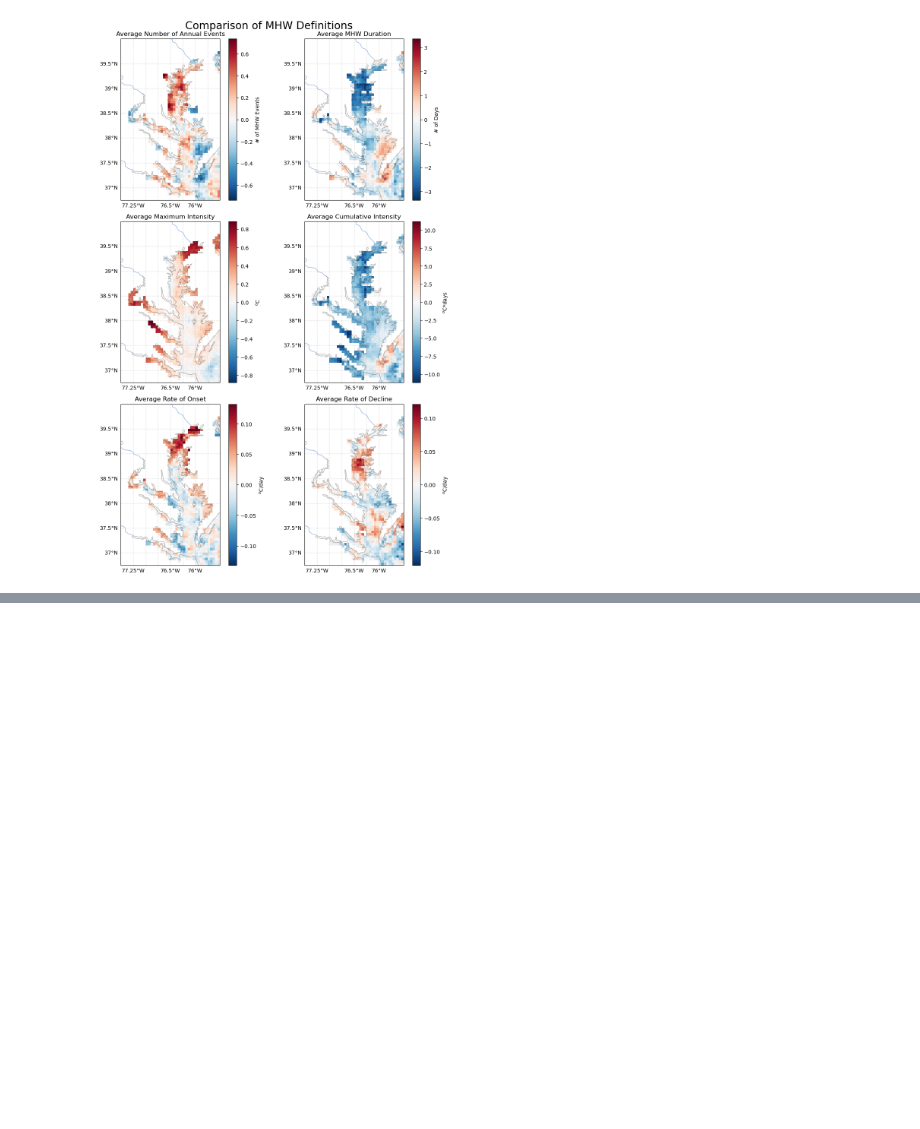
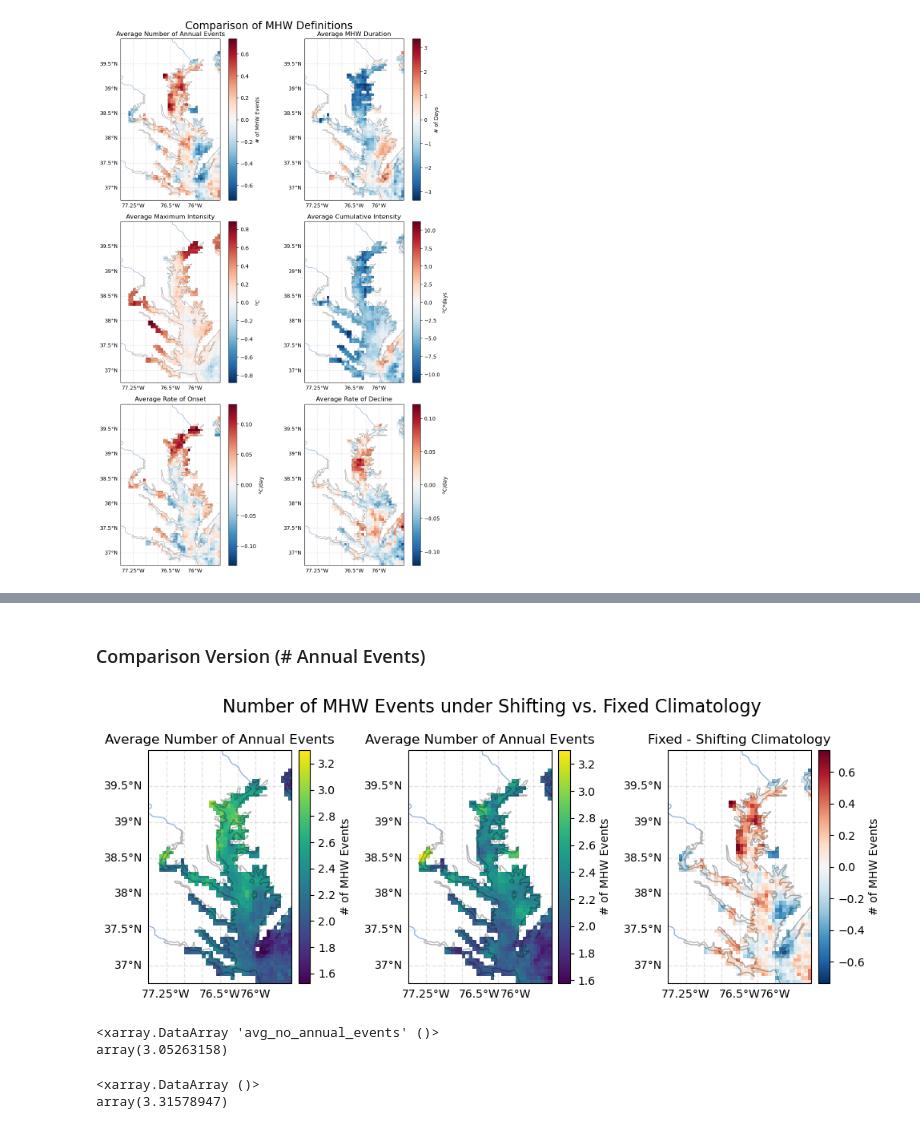
Before and after one commit to rwegener2/chesapeake_mhw, a Jupyter notebook: notebooks/02_figures_and_analysis/marine_heatwaves/characteristics_detrended.ipynb, the cells around one changed output, grey strips where cells are left out. Drawn from its saved outputs; the diff is of its cells as text; code cells hidden in the pictures; blank space fills up the shorter version.

```diff
--- a/notebooks/02_figures_and_analysis/marine_heatwaves/characteristics_detrended.ipynb
+++ b/notebooks/02_figures_and_analysis/marine_heatwaves/characteristics_detrended.ipynb
@@ -582,0 +579,4 @@ if SAVE_FIGS:
+# %% [markdown]
+### Comparison Version (# Annual Events)
+# %%
+avg_annual_events_da = avg_annual_events_da.where(avg_annual_events_da != 0)
@@ -582,0 +585,54 @@ if SAVE_FIGS:
+# %%
+fig, axes = plt.subplots(1, 3, subplot_kw={'projection': ccrs.PlateCarree()})
+
+fig.set_size_inches(10, 4)
+fig.suptitle('Number of MHW Events under Shifting vs. Fixed Climatology', size=16)
+
+# Add background features
+for ax in axes.flatten():
+    ax.add_feature(cfeature.COASTLINE, alpha=0.3)
+    ax.add_feature(cfeature.BORDERS, linestyle=':')
+    ax.add_feature(cfeature.RIVERS)
+
+    # Add and format gridlines. Remove top and right labels
+    gl = ax.gridlines(crs=ccrs.PlateCarree(), draw_labels=True,
+                      linewidth=1, color='gray', alpha=0.2, linestyle='--')
+    gl.top_labels, gl.right_labels = False, False
+
+
+cbar_unit = '# of MHW Events'
+im0 = annual_events.plot(ax=axes[0], add_colorbar=False, vmax=3.3)
+axes[0].set_title('Average Number of Annual Events')
+plt.colorbar(im0, fraction=0.07, pad=0.04, label=cbar_unit)
+
+im1 = avg_annual_events_da.plot(ax=axes[1], add_colorbar=False, vmax=3.3)
+axes[1].set_title('Average Number of Annual Events')
+plt.colorbar(im1, fraction=0.07, pad=0.04, label=cbar_unit)
+
+# Full MHW Calc - Detrended: looking at MHW characteristics due to shift
+# in extreme values
+# no. of annual events and duration
+im2 = (annual_events - avg_annual_events_da).plot(ax=axes[2], add_colorbar=False)
+axes[2].set_title('Fixed - Shifting Climatology')
+plt.colorbar(im2, fraction=0.07, pad=0.04, label=cbar_unit)
+
+fig.tight_layout()
+
+if SAVE_FIGS:
+    plt.savefig(
+        os.path.join(figure_dir, 'fixed_detrended_comparison_numevents.png'),
+        dpi=400,
+        bbox_inches='tight'
+    )
+# %% [output]
+[figure, added]
+# %%
+annual_events.max()
+# %% [output]
+<xarray.DataArray 'avg_no_annual_events' ()>
+array(3.05263158)
+# %%
+avg_annual_events_da.max()
+# %% [output]
+<xarray.DataArray ()>
+array(3.31578947)
```
Also changed, not shown: parts of 7 cells of this notebook, 16 other files.
